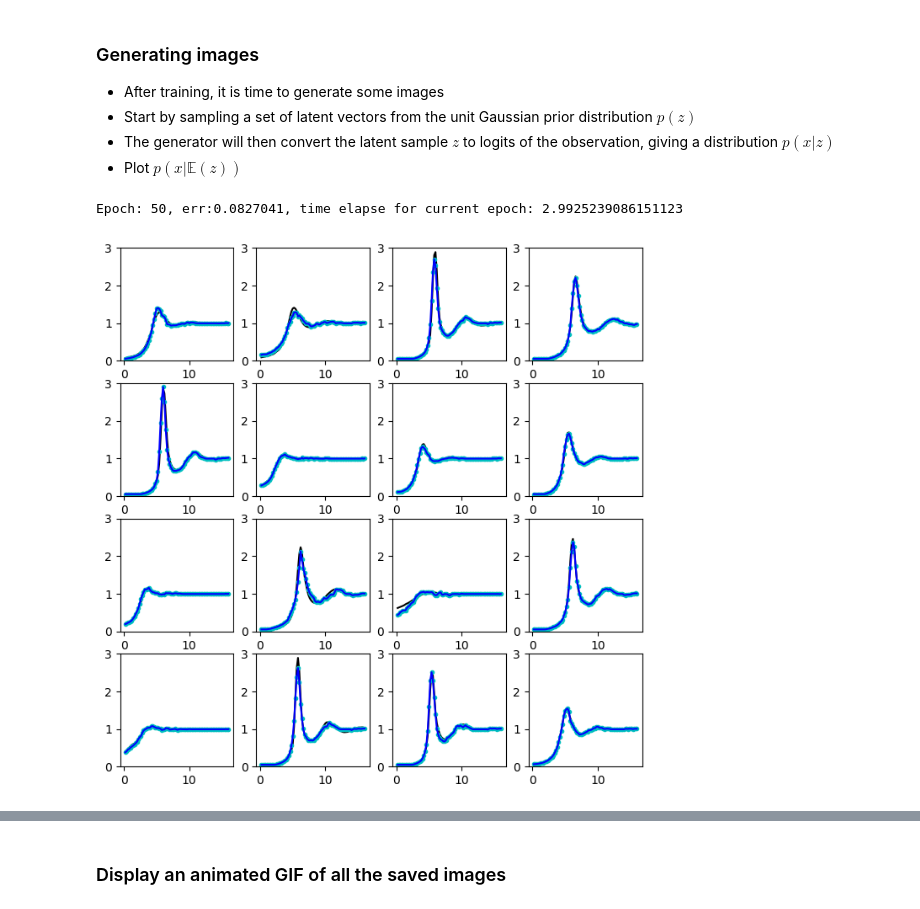
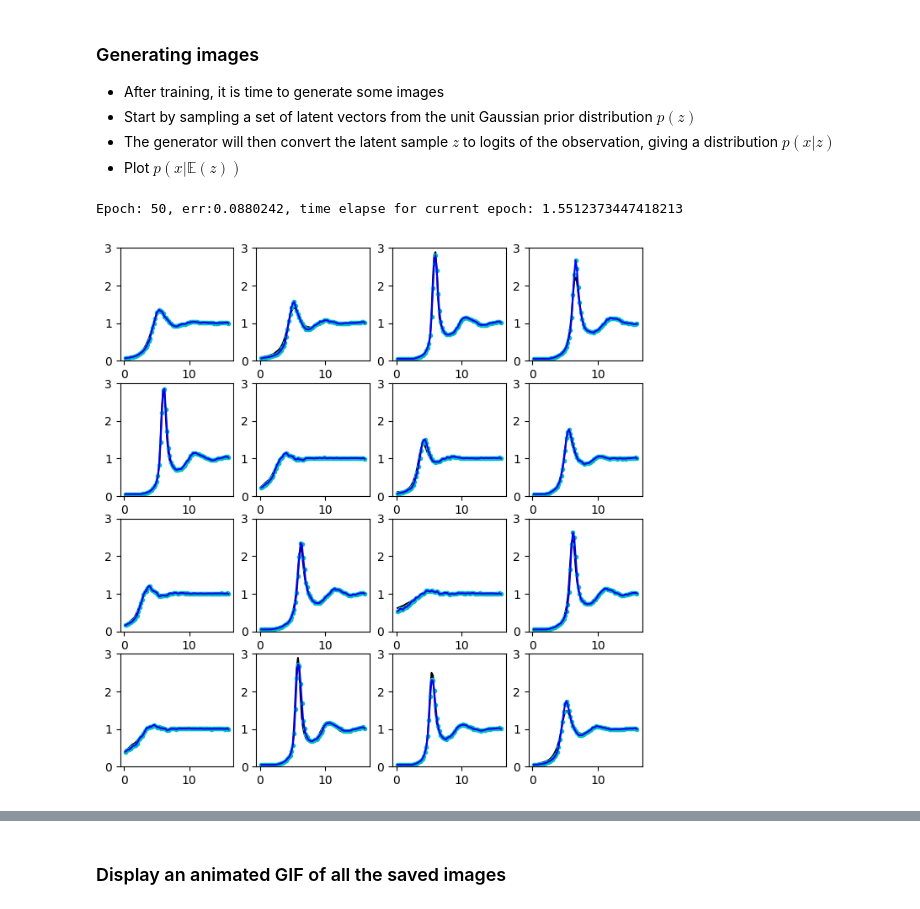
Before and after one commit to ch-tung/SQ_VAE, a Jupyter notebook: SQ_cVAE_MSE_direct.ipynb, the cells around one changed output, grey strips where cells are left out. Drawn from its saved outputs; the diff is of its cells as text; code cells hidden in the pictures.

```diff
--- a/SQ_cVAE_MSE_direct.ipynb
+++ b/SQ_cVAE_MSE_direct.ipynb
@@ -194,7 +194,7 @@ if 0:
     rng.shuffle(index)
     sq_dataset = np.vstack((sq_dataset,sq_test_dataset[index[0:n_merge],:]))
 # %%
-batch_size = 32
+batch_size = 64
 batch_size_test = 16
 
 train_dataset = (tf.data.Dataset.from_tensor_slices(sq_dataset)
@@ -246,7 +246,7 @@ class VAE(tf.keras.Model):
                 name='conv1d_en1'),
             tf.keras.layers.Flatten(),
             tf.keras.layers.Dense(
-                latent_dim*1,
+                latent_dim*2,
                 kernel_regularizer = regularizer,
                 name='dense_en2'),
             tf.keras.layers.Dense(
@@ -260,7 +260,7 @@ class VAE(tf.keras.Model):
         [
             tf.keras.layers.InputLayer(input_shape=(latent_dim,)),
             tf.keras.layers.Dense(
-                latent_dim*1,
+                latent_dim*2,
                 kernel_regularizer = regularizer,
                 name='dense_de2'),
             tf.keras.layers.Dense(
@@ -320,18 +320,20 @@ def loss_l2(weights):
     loss = tf.reduce_mean((weights)**2)
     return loss
 # %%
-optimizer = tf.keras.optimizers.Adam(1e-2)
+optimizer = tf.keras.optimizers.Adam(5e-3)
 #optimizer = tf.keras.optimizers.Adadelta(1e-3)
 
 def compute_loss(model, x):
     mean, logvar = model.encode(x[:,0:80])
     mean_GT = x[:,80:83]
-    z = model.reparameterize(mean_GT, logvar)
+    z = model.reparameterize(mean, logvar)
 
     predictions_x = model.sample(z)
-    err = tf.reduce_mean((predictions_x-x[:,0:80])**2) + tf.reduce_mean((mean-mean_GT)**2)
+    err_SQ = tf.reduce_mean((predictions_x-x[:,0:80])**2)
+    err_z = tf.reduce_mean((mean-mean_GT)**2)
+    err = err_SQ + err_z
 
-    return err
+    return err, [err_SQ, err_z]
 
 @tf.function
 def train_step(model, x, optimizer):
@@ -415,31 +417,36 @@ def generate_and_save_images(model, epoch, test_sample):
 # %%
 generate_and_save_images(model, 0, test_sample)
 
 err_test_epoch = np.zeros(epochs)
 err_test2_epoch = np.zeros(epochs)
 err_train_epoch = np.zeros(epochs)
-ELBO_train_epoch = np.zeros(epochs)
+
+err_test2_z_epoch = np.zeros(epochs)
+err_train_z_epoch = np.zeros(epochs)
 
 for epoch in range(1, epochs + 1):
     start_time = time.time()
     for train_x in train_dataset:
         train_step(model, train_x, optimizer)
     end_time = time.time()
 
     # loss
-    err_test = compute_loss(model, test_sample)
-    err_train = compute_loss(model, train_x)
-    err_test2 = compute_loss(model, test2_sample)
+    err_test = compute_loss(model, test_sample)[0]
+    err_train = compute_loss(model, train_x)[0]
+    err_test2 = compute_loss(model, test2_sample)[0]
     err_test_epoch[epoch-1] = err_test
     err_test2_epoch[epoch-1] = err_test2
     err_train_epoch[epoch-1] = err_train
 
+    err_test2_z_epoch[epoch-1] = compute_loss(model, test2_sample)[1][1]
+    err_train_z_epoch[epoch-1] = compute_loss(model, train_x)[1][1]
+
     display.clear_output(wait=False)
     print('Epoch: {}, err:{:.6}, time elapse for current epoch: {}'.format(epoch, err_train, end_time - start_time))
     generate_and_save_images(model, epoch, test_sample)
 # %% [output]
-Epoch: 50, err:0.0827041, time elapse for current epoch: 2.9925239086151123
+Epoch: 50, err:0.0880242, time elapse for current epoch: 1.5512373447418213
-[figure, old version]
+[figure, new version]
 # %%
 errname = './figures_SQ_cVAE_MSE_ns/err_SQ_cVAE_direct' + name_latent + '_{:04d}.png'
 fig2 = plt.figure(figsize=(8, 6))
```
Also changed, not shown: parts of 15 cells of this notebook.
